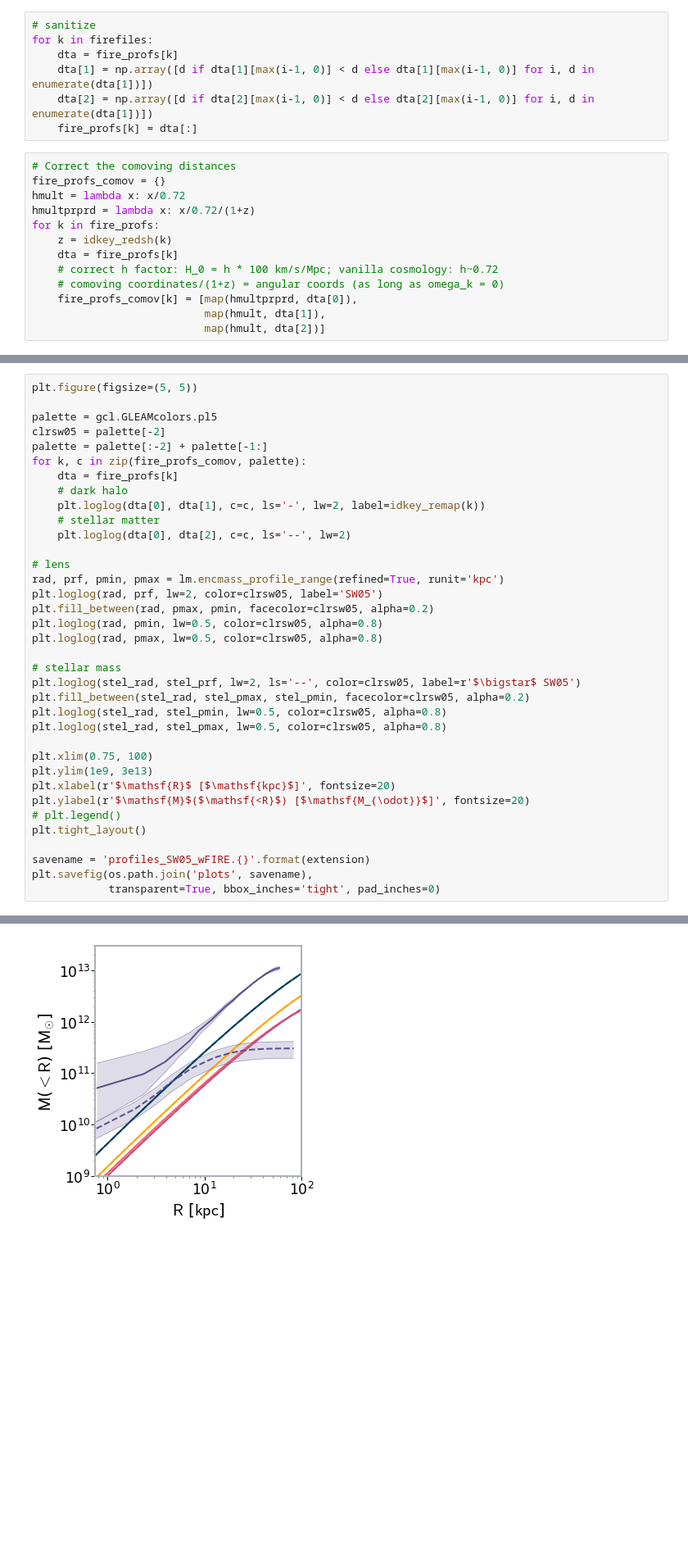
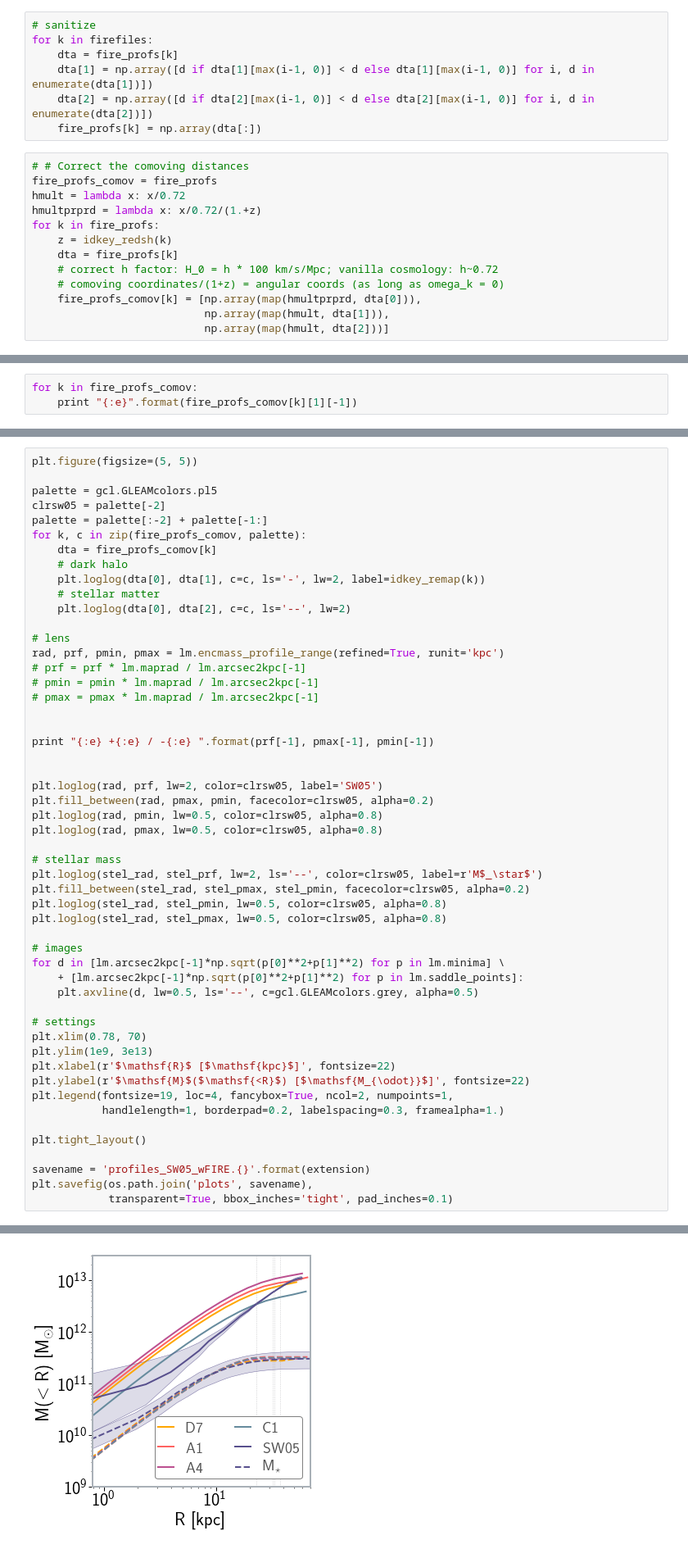
Before and after one commit to phdenzel/sw05, a Jupyter notebook: sw05_fire.ipynb, the cells around one changed output, grey strips where cells are left out. Shown at 82% size. Drawn from its saved outputs; the diff is of its cells as text; blank space fills up the shorter version.

Commit message:
Recreation of SW05 plots

```diff
--- a/sw05_fire.ipynb
+++ b/sw05_fire.ipynb
@@ -202,18 +234,18 @@ for k in firefiles:
 for k in firefiles:
     dta = fire_profs[k]
     dta[1] = np.array([d if dta[1][max(i-1, 0)] < d else dta[1][max(i-1, 0)] for i, d in enumerate(dta[1])])
-    dta[2] = np.array([d if dta[2][max(i-1, 0)] < d else dta[2][max(i-1, 0)] for i, d in enumerate(dta[1])])
-    fire_profs[k] = dta[:]
+    dta[2] = np.array([d if dta[2][max(i-1, 0)] < d else dta[2][max(i-1, 0)] for i, d in enumerate(dta[2])])
+    fire_profs[k] = np.array(dta[:])
 # %%
-# Correct the comoving distances
-fire_profs_comov = {}
+# # Correct the comoving distances
+fire_profs_comov = fire_profs
 hmult = lambda x: x/0.72
-hmultprprd = lambda x: x/0.72/(1+z)
+hmultprprd = lambda x: x/0.72/(1.+z)
 for k in fire_profs:
     z = idkey_redsh(k)
     dta = fire_profs[k]
     # correct h factor: H_0 = h * 100 km/s/Mpc; vanilla cosmology: h~0.72
     # comoving coordinates/(1+z) = angular coords (as long as omega_k = 0)
-    fire_profs_comov[k] = [map(hmultprprd, dta[0]),
-                           map(hmult, dta[1]),
-                           map(hmult, dta[2])]
+    fire_profs_comov[k] = [np.array(map(hmultprprd, dta[0])),
+                           np.array(map(hmult, dta[1])),
+                           np.array(map(hmult, dta[2]))]
@@ -221,0 +279,3 @@ for k in fire_profs:
+# %%
+for k in fire_profs_comov:
+    print "{:e}".format(fire_profs_comov[k][1][-1])
@@ -226,7 +291,7 @@ palette = gcl.GLEAMcolors.pl5
 clrsw05 = palette[-2]
 palette = palette[:-2] + palette[-1:]
 for k, c in zip(fire_profs_comov, palette):
-    dta = fire_profs[k]
+    dta = fire_profs_comov[k]
     # dark halo
     plt.loglog(dta[0], dta[1], c=c, ls='-', lw=2, label=idkey_remap(k))
     # stellar matter
@@ -234,25 +299,41 @@ for k, c in zip(fire_profs_comov, palette):
 
 # lens
 rad, prf, pmin, pmax = lm.encmass_profile_range(refined=True, runit='kpc')
+# prf = prf * lm.maprad / lm.arcsec2kpc[-1]
+# pmin = pmin * lm.maprad / lm.arcsec2kpc[-1]
+# pmax = pmax * lm.maprad / lm.arcsec2kpc[-1]
+
+
+print "{:e} +{:e} / -{:e} ".format(prf[-1], pmax[-1], pmin[-1])
+
+
 plt.loglog(rad, prf, lw=2, color=clrsw05, label='SW05')
 plt.fill_between(rad, pmax, pmin, facecolor=clrsw05, alpha=0.2)
 plt.loglog(rad, pmin, lw=0.5, color=clrsw05, alpha=0.8)
 plt.loglog(rad, pmax, lw=0.5, color=clrsw05, alpha=0.8)
 
 # stellar mass
-plt.loglog(stel_rad, stel_prf, lw=2, ls='--', color=clrsw05, label=r'$\bigstar$ SW05')
+plt.loglog(stel_rad, stel_prf, lw=2, ls='--', color=clrsw05, label=r'M$_\star$')
 plt.fill_between(stel_rad, stel_pmax, stel_pmin, facecolor=clrsw05, alpha=0.2)
 plt.loglog(stel_rad, stel_pmin, lw=0.5, color=clrsw05, alpha=0.8)
 plt.loglog(stel_rad, stel_pmax, lw=0.5, color=clrsw05, alpha=0.8)
 
-plt.xlim(0.75, 100)
+# images
+for d in [lm.arcsec2kpc[-1]*np.sqrt(p[0]**2+p[1]**2) for p in lm.minima] \
+    + [lm.arcsec2kpc[-1]*np.sqrt(p[0]**2+p[1]**2) for p in lm.saddle_points]:
+    plt.axvline(d, lw=0.5, ls='--', c=gcl.GLEAMcolors.grey, alpha=0.5)
+
+# settings
+plt.xlim(0.78, 70)
 plt.ylim(1e9, 3e13)
-plt.xlabel(r'$\mathsf{R}$ [$\mathsf{kpc}$]', fontsize=20)
-plt.ylabel(r'$\mathsf{M}$($\mathsf{<R}$) [$\mathsf{M_{\odot}}$]', fontsize=20)
-# plt.legend()
+plt.xlabel(r'$\mathsf{R}$ [$\mathsf{kpc}$]', fontsize=22)
+plt.ylabel(r'$\mathsf{M}$($\mathsf{<R}$) [$\mathsf{M_{\odot}}$]', fontsize=22)
+plt.legend(fontsize=19, loc=4, fancybox=True, ncol=2, numpoints=1,
+           handlelength=1, borderpad=0.2, labelspacing=0.3, framealpha=1.)
+
 plt.tight_layout()
 
 savename = 'profiles_SW05_wFIRE.{}'.format(extension)
 plt.savefig(os.path.join('plots', savename),
-            transparent=True, bbox_inches='tight', pad_inches=0)
+            transparent=True, bbox_inches='tight', pad_inches=0.1)
 # %% [output]
@@ -259,4 +341,4 @@ plt.savefig(os.path.join('plots', savename),
-[figure, old version]
+[figure, new version]
 # %%
 from gleam.glass_interface import glass_renv
 glass = glass_renv()
```
Also changed, not shown: parts of 9 cells of this notebook, 12 other files.
